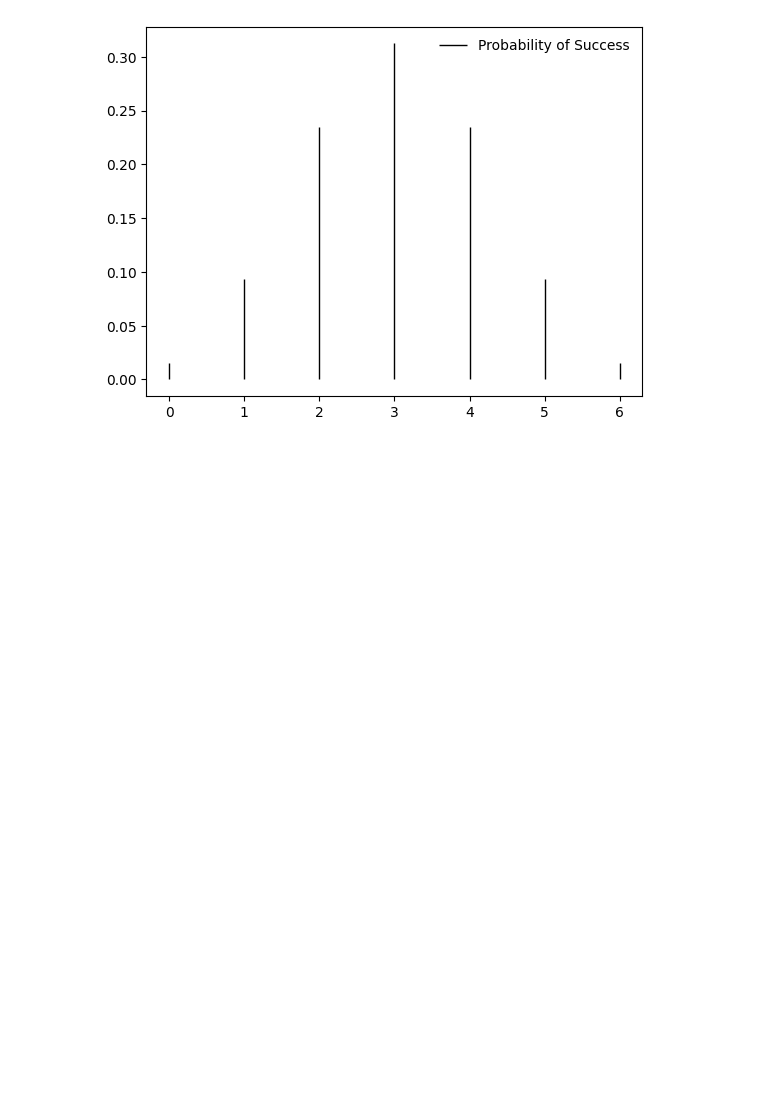
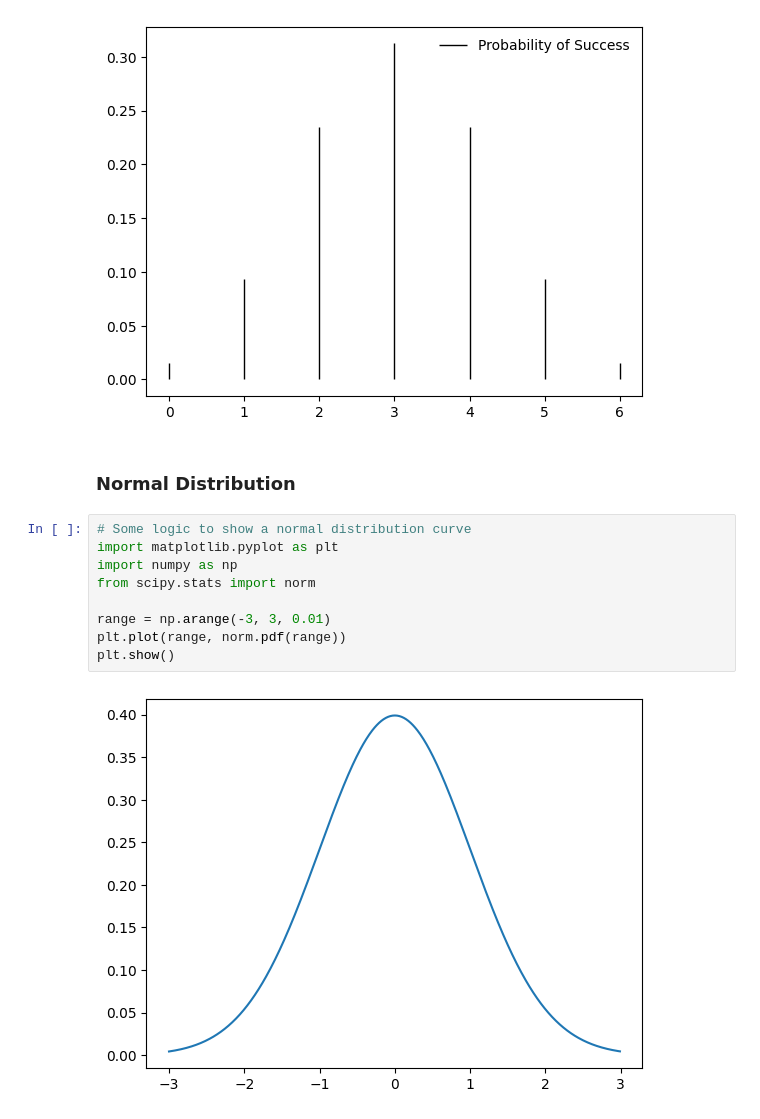
Before and after one commit to KennedyMungai/DataScience_Intro, a Jupyter notebook: intro.ipynb, the cells around one changed output. Cells and saved outputs as stored; diff of their text form; blank space fills up the shorter version.

Commit message:
Wrote the logic that plotted out a normal distribution curve

```diff
--- a/intro.ipynb
+++ b/intro.ipynb
@@ -590,3 +590,16 @@ ax.legend(loc='best', frameon=False)
 plt.show()
 # %% [output]
 [figure]
+# %% [markdown]
+<h3>Normal Distribution</h3>
+# %%
+# Some logic to show a normal distribution curve
+import matplotlib.pyplot as plt
+import numpy as np
+from scipy.stats import norm
+
+range = np.arange(-3, 3, 0.01)
+plt.plot(range, norm.pdf(range))
+plt.show()
+# %% [output]
+[figure, added]
```
